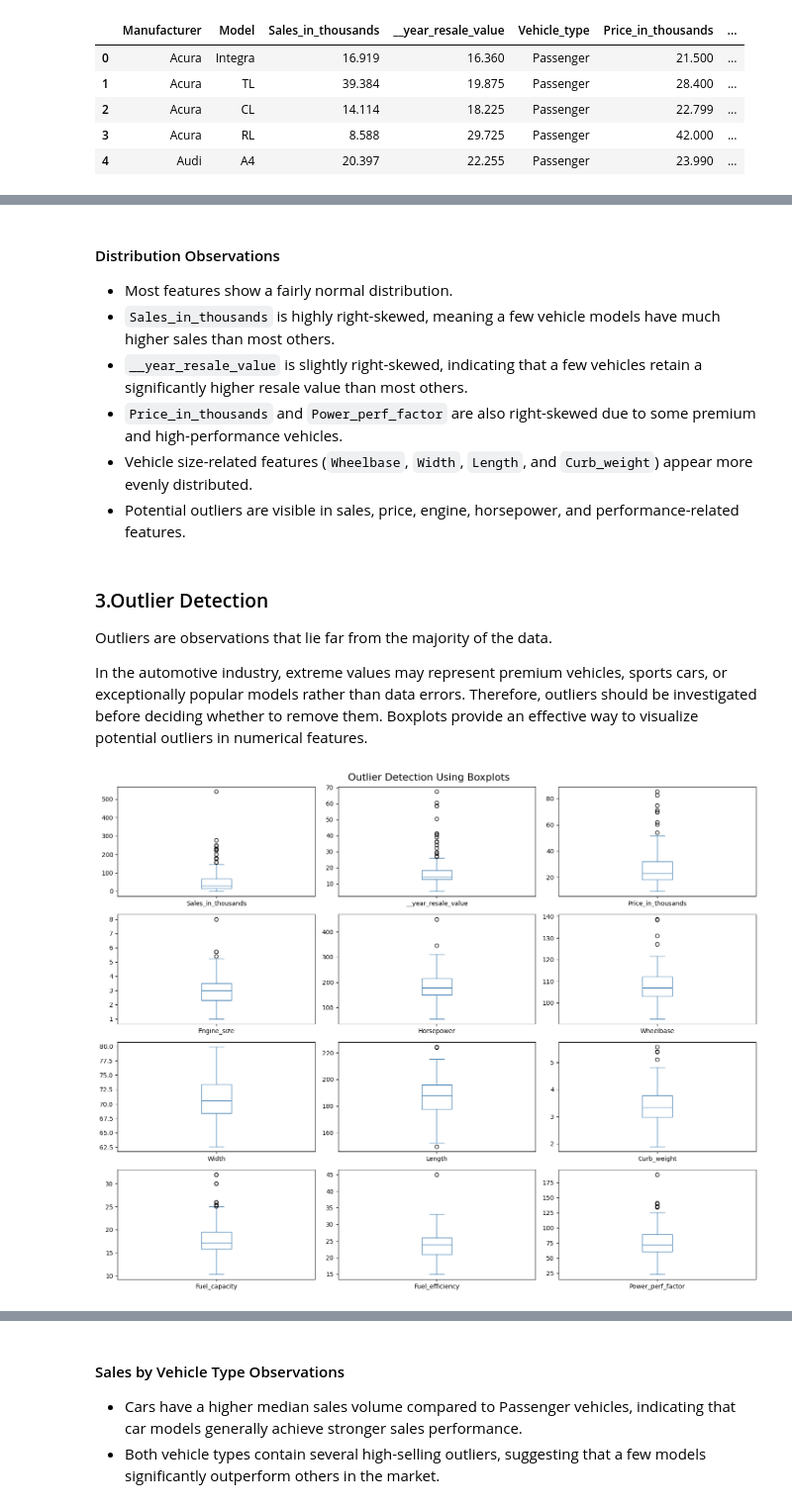
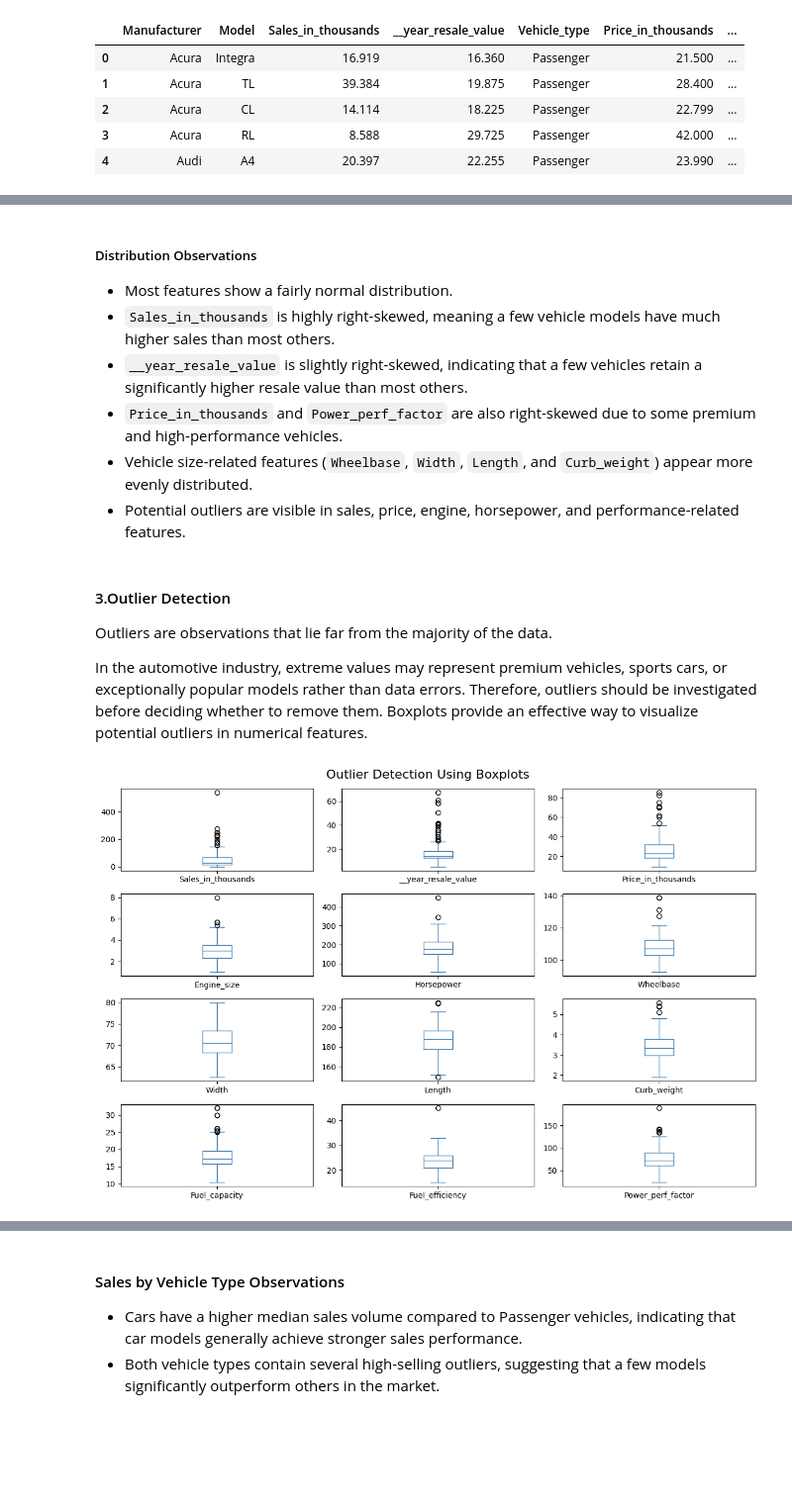
Before and after one commit to nnitika25-png/Car_sales, a Jupyter notebook: notebooks/03_Exploratory_Data_Analysis.ipynb, the cells around one changed output, grey strips where cells are left out. Shown at 99% size. Cells and saved outputs as stored; diff of their text form; code cells hidden in the pictures; blank space fills up the shorter version.

```diff
--- a/notebooks/03_Exploratory_Data_Analysis.ipynb
+++ b/notebooks/03_Exploratory_Data_Analysis.ipynb
@@ -70,5 +69,5 @@ plt.show()
 # %% [markdown]
-#### Distribution Observations
+##### Distribution Observations
 
 - Most features show a fairly normal distribution.
 - `Sales_in_thousands` is highly right-skewed, meaning a few vehicle models have much higher sales than most others.
@@ -77,7 +76,7 @@ plt.show()
 - Vehicle size-related features (`Wheelbase`, `Width`, `Length`, and `Curb_weight`) appear more evenly distributed.
 - Potential outliers are visible in sales, price, engine, horsepower, and performance-related features.
 # %% [markdown]
-### 3.Outlier Detection
+#### 3.Outlier Detection
 
 Outliers are observations that lie far from the majority of the data.
 
@@ -86,13 +85,13 @@ Boxplots provide an effective way to visualize potential outliers in numerical f
 # %%
 # Select numerical columns
 numeric_cols = df.select_dtypes(include="number")
 
 # Create vertical boxplots for all numerical features
 
-numeric_cols.plot(kind="box", subplots=True, layout=(4, 3), figsize=(15, 12), sharex=False, sharey=False,color="steelblue")
+numeric_cols.plot(kind="box", subplots=True, layout=(4, 3), figsize=(12, 8), sharex=False, sharey=False,color="steelblue")
 plt.suptitle("Outlier Detection Using Boxplots", fontsize=16)
 plt.tight_layout()
 plt.show()
 # %% [output]
-[figure, old version]
+[figure, new version]
 # %% [markdown]
```
Also changed, not shown: parts of 10 cells of this notebook.
